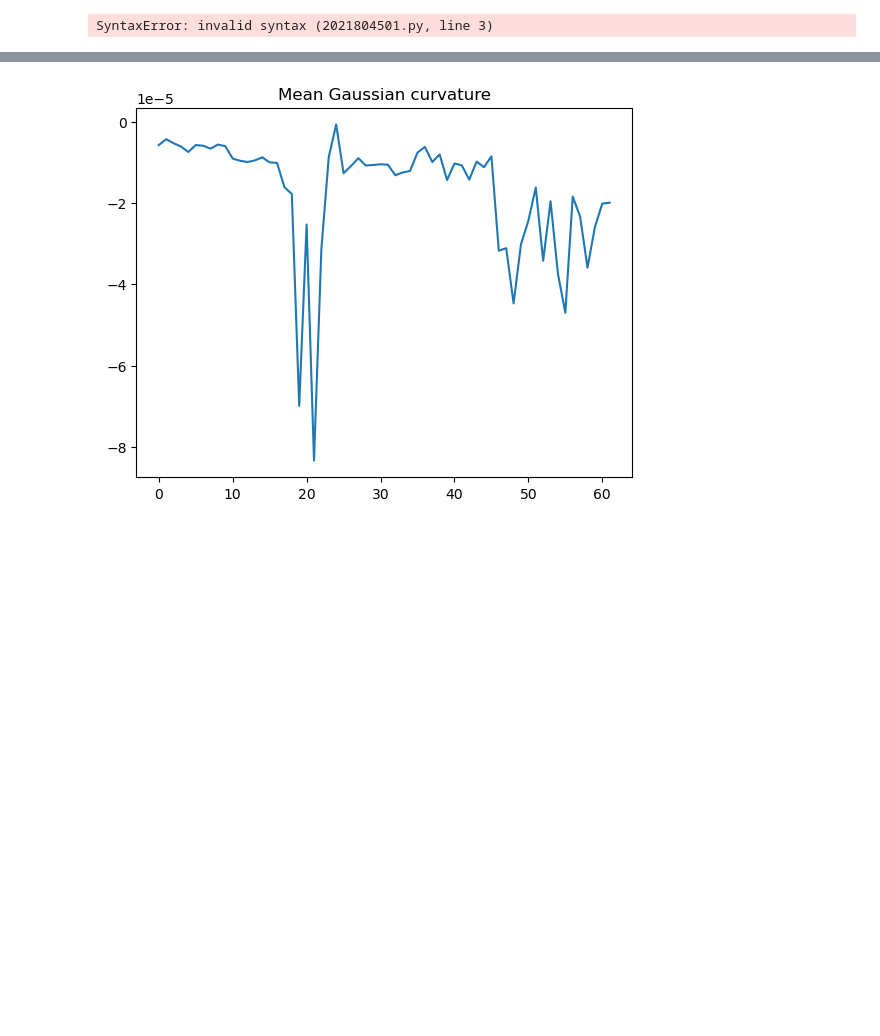
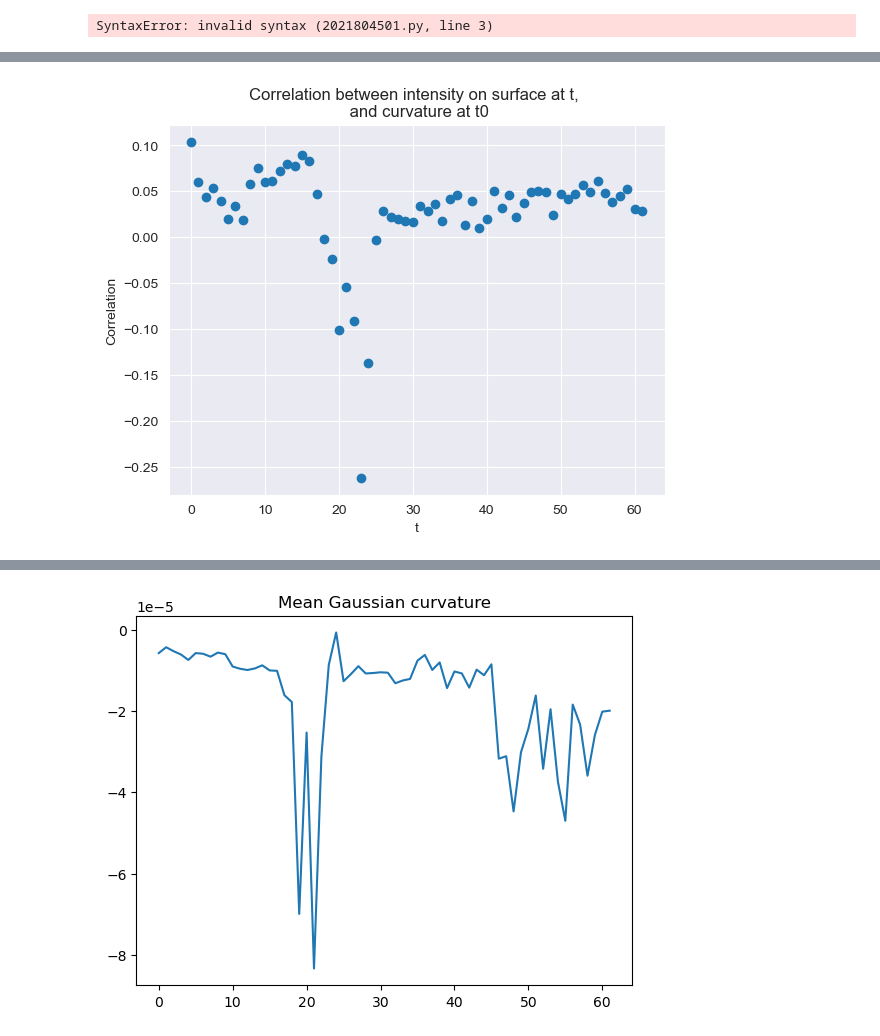
Before and after one commit to amityu/gel_sheets, a Jupyter notebook: analysis/curvature.ipynb, the cells around one changed output, grey strips where cells are left out. Cells and saved outputs as stored; diff of their text form; code cells hidden in the pictures; blank space fills up the shorter version.

Commit message:
bokeh app multiplt curvature by 1000 curvature.ipynb contain a graph of correlation between curvature at t =0 to height at each t, and between intensity on surface

```diff
--- a/analysis/curvature.ipynb
+++ b/analysis/curvature.ipynb
@@ -147,6 +61,8 @@ for t in trange(spike.shape[0]):
     filtered_spike[t][mask] = np.nan  # Replace NaN values
 # %%
 np.save(MOVIE_PATH + 'tmp/filtered_spike.npy', filtered_spike)
+# %%
+filtered_spike = np.load(MOVIE_PATH + 'tmp/filtered_spike.npy')
 # %% [markdown]
 #<span style="color:red">CUrvature with soble filter</span>
 # %%
@@ -225,7 +141,7 @@ myanimation.save(GRAPH_PATH + 'curvature/' + movie + 'Gaussian Curvature.mp4', w
 SyntaxError: invalid syntax (2021804501.py, line 3)
 # %%
 
-curvature = np.zeros_like(spike)
+curvature = np.zeros_like(filtered_spike)
 sigma = 5
 for t,img in enumerate(filtered_spike):
     z = img  # Some example data with noise
@@ -232,0 +155,25 @@ for t,img in enumerate(filtered_spike):
+# %%
+from  utils.graph_utils import values_3d as values_3d
+gel = np.load(MOVIE_PATH + 'np/gel.npy', mmap_mode='r')
+c = []
+t_list = []
+i_list = []
+intensity = values_3d(gel, filtered_spike)
+
+for t in range(len(curvature)):
+    nan_mask = np.bitwise_or(np.isnan(curvature[t]), np.isnan(filtered_spike[t]))
+    if np.sum(~nan_mask) == 0:
+        continue
+    else:
+        #c.append(np.corrcoef(curvature[t][~nan_mask], filtered_spike[t][~nan_mask])[0,1])
+        t_list.append(t)
+        i_list.append(np.corrcoef(intensity[t][~nan_mask], filtered_spike[t][~nan_mask])[0,1])
+#plt.scatter(t_list,c)
+# %%
+plt.scatter(t_list,i_list)
+plt.title('Correlation between intensity on surface at t, \n and curvature at t0')
+plt.xlabel('t')
+plt.ylabel('Correlation')
+plt.show()
+# %% [output]
+[figure, added]
```
Also changed, not shown: parts of 6 cells of this notebook, 3 other files.
